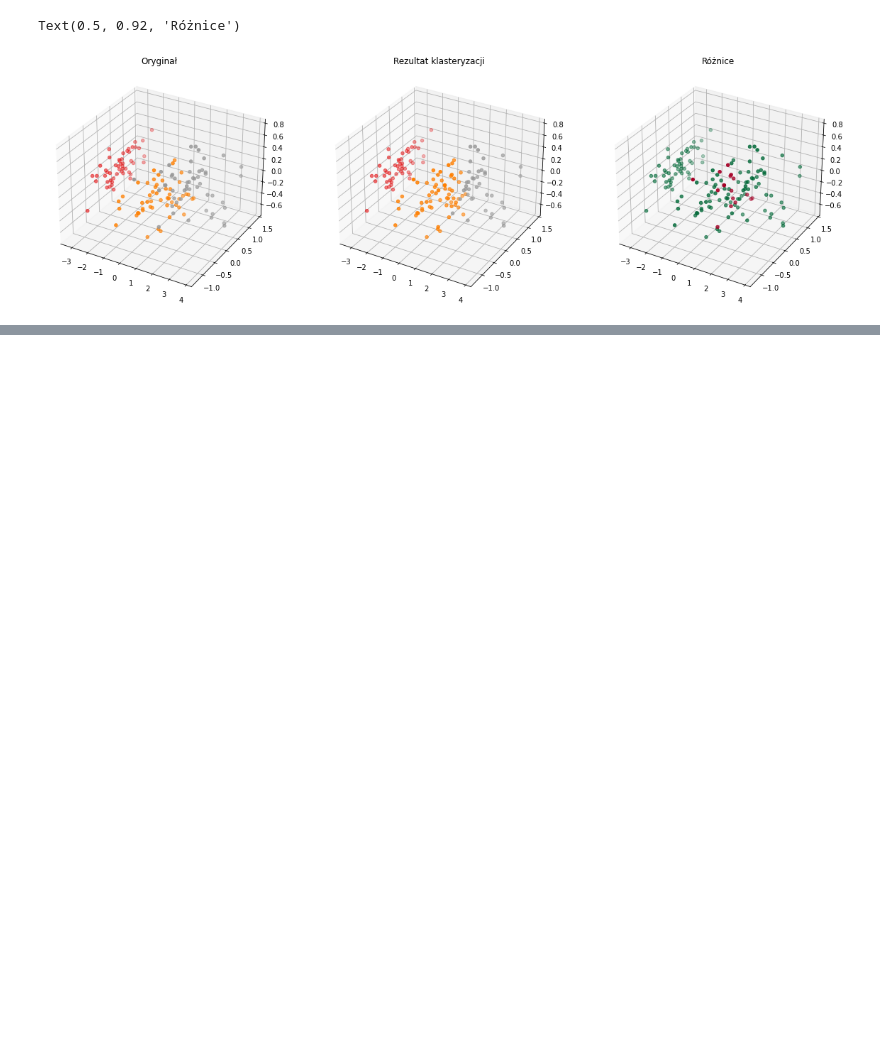
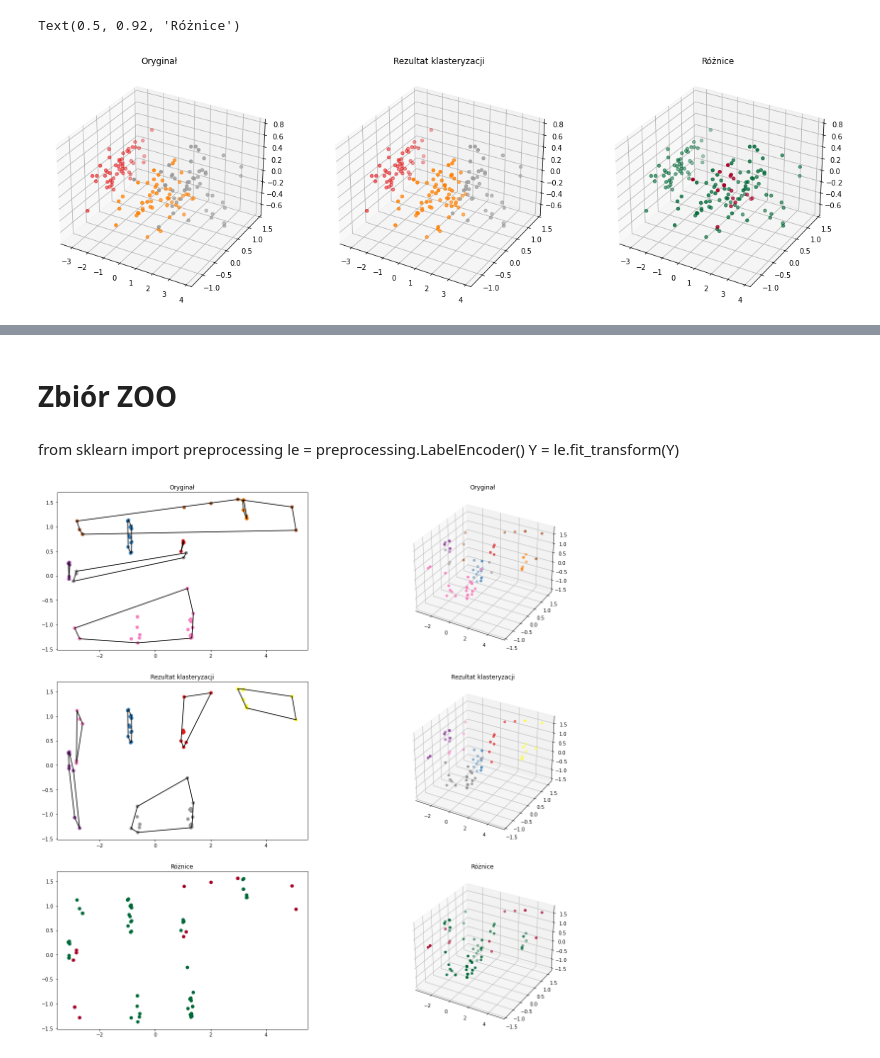
Before and after one commit to karlosos/data_mining, a Jupyter notebook: lab3/k_means.ipynb, the cells around one changed output, grey strips where cells are left out. Saved outputs shown, nothing was run; the diff lists cells and outputs as text; code cells hidden in the pictures; blank space fills up the shorter version.

```diff
--- a/lab3/k_means.ipynb
+++ b/lab3/k_means.ipynb
@@ -140,0 +252,44 @@ Text(0.5, 0.92, 'Różnice')
+# %% [markdown]
+# Zbiór ZOO
+# %%
+from sklearn import preprocessing
+
+df = pd.read_csv('../data/zoo.csv')
+Y = df['type']
+le = preprocessing.LabelEncoder()
+Y = le.fit_transform(Y)
+X = df.drop(columns=['animal', 'type']).to_numpy().astype('int')
+# %% [markdown]
+from sklearn import preprocessing
+le = preprocessing.LabelEncoder()
+Y = le.fit_transform(Y)
+# %%
+n_clusters = len(np.unique(Y))
+
+# Agglomerative
+linkages = ["complete", "average", "single", "ward"]
+
+for linkage in linkages:
+    Y_pred = AgglomerativeClustering(n_clusters=n_clusters, linkage=linkage).fit_predict(X)
+    Y_pred = find_perm(n_clusters, Y, Y_pred)
+    jaccard_scores["agglomerative_"+linkage] = jaccard_score(Y, Y_pred, average=None)
+
+# GMM
+gm = GaussianMixture(n_components=n_clusters).fit(X)
+Y_pred = gm.predict(X)
+Y_pred = find_perm(n_clusters, Y, Y_pred)
+jaccard_scores["gmm_sklearn"] = jaccard_score(Y, Y_pred, average=None)
+
+## K-Means sklearn
+km = KMeans(n_clusters=n_clusters, random_state=0).fit(X)
+Y_pred = km.predict(X)
+Y_pred = find_perm(n_clusters, Y, Y_pred)
+jaccard_scores["kmeans_sklearn"] = jaccard_score(Y, Y_pred, average=None)
+plot_reduction(X, Y, Y_pred)
+
+# K-Means
+Y_pred, _ = kmeans(X, n_clusters)
+Y_pred = find_perm(n_clusters, Y, Y_pred)
+jaccard_scores["kmeans"] = jaccard_score(Y, Y_pred, average=None)
+# %% [output]
+[figure, added]
```
Also changed, not shown: parts of 15 cells of this notebook.
